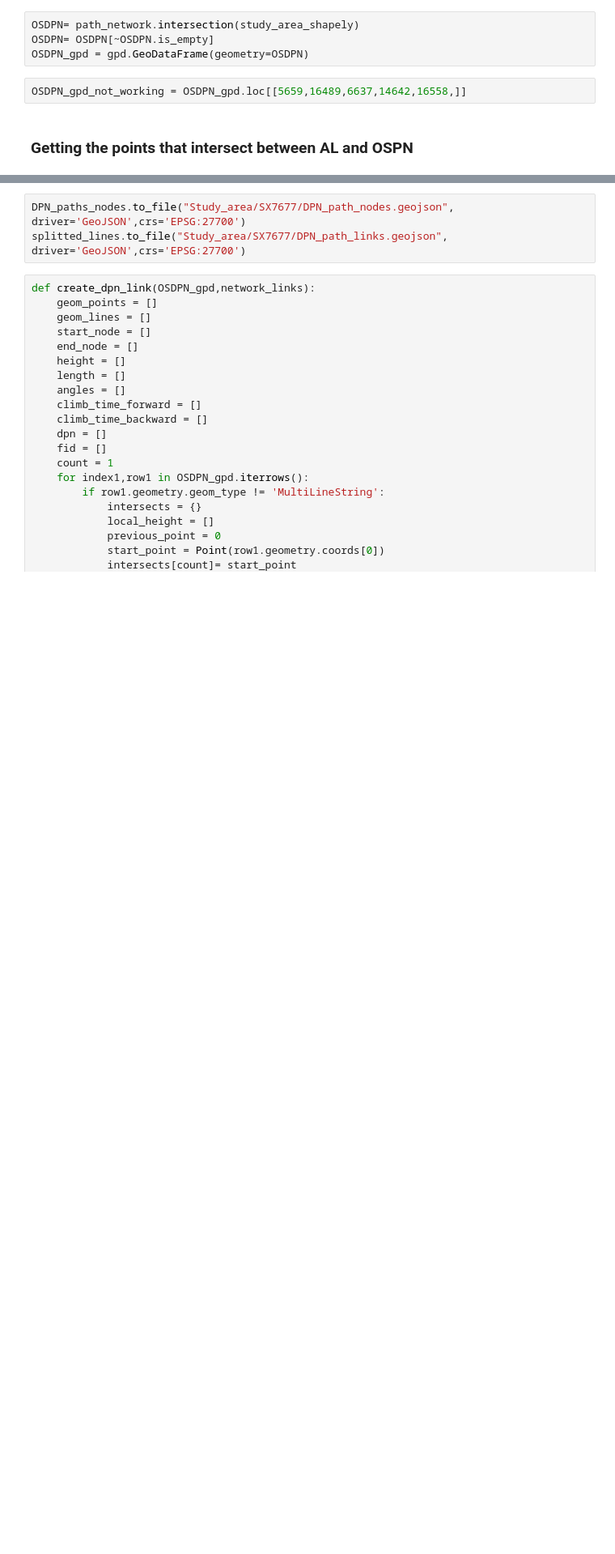
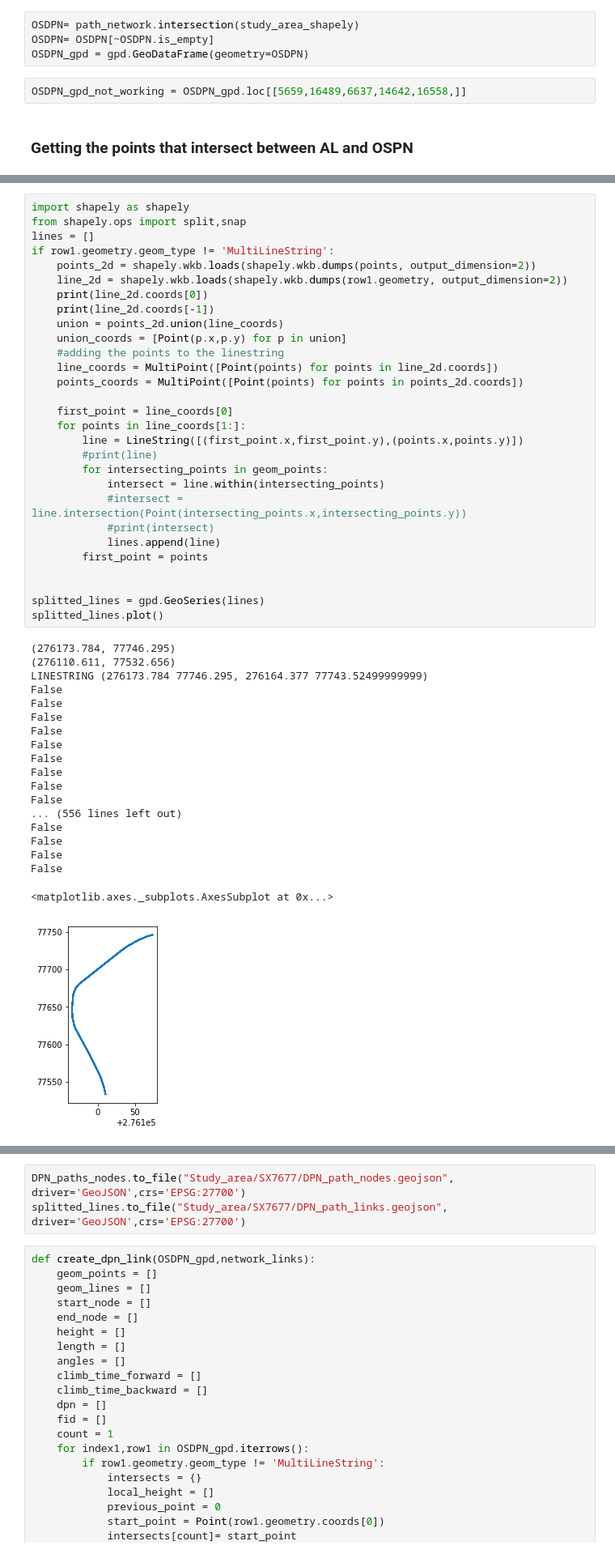
Before and after one commit to Rasp01/ATN_Devon, a Jupyter notebook: Adding_OSPN_to_Network.ipynb, the cells around one changed output, grey strips where cells are left out. Shown at 81% size. Saved outputs shown, nothing was run; the diff lists cells and outputs as text; blank space fills up the shorter version.

```diff
--- a/Adding_OSPN_to_Network.ipynb
+++ b/Adding_OSPN_to_Network.ipynb
@@ -142 +416,50 @@ DPN_paths_nodes.plot()
+# %%
+import shapely as shapely
+from shapely.ops import split,snap
+lines = []
+if row1.geometry.geom_type != 'MultiLineString':
+    points_2d = shapely.wkb.loads(shapely.wkb.dumps(points, output_dimension=2))
+    line_2d = shapely.wkb.loads(shapely.wkb.dumps(row1.geometry, output_dimension=2))
+    print(line_2d.coords[0])
+    print(line_2d.coords[-1])
+    union = points_2d.union(line_coords)
+    union_coords = [Point(p.x,p.y) for p in union]
+    #adding the points to the linestring
+    line_coords = MultiPoint([Point(points) for points in line_2d.coords])
+    points_coords = MultiPoint([Point(points) for points in points_2d.coords])
+
+    first_point = line_coords[0]
+    for points in line_coords[1:]:
+        line = LineString([(first_point.x,first_point.y),(points.x,points.y)])
+        #print(line)
+        for intersecting_points in geom_points:
+            intersect = line.within(intersecting_points)
+            #intersect = line.intersection(Point(intersecting_points.x,intersecting_points.y))
+            #print(intersect)
+            lines.append(line)
+        first_point = points
+
+
+splitted_lines = gpd.GeoSeries(lines)
+splitted_lines.plot()
+# %% [output]
+(276173.784, 77746.295)
+(276110.611, 77532.656)
+LINESTRING (276173.784 77746.295, 276164.377 77743.52499999999)
+False
+False
+False
+False
+False
+False
+False
+False
+False
+... (556 lines left out)
+False
+False
+False
+False
+<matplotlib.axes._subplots.AxesSubplot at 0x...>
+[figure, added]
 # %%
```
Also changed, not shown: parts of 15 cells of this notebook.
